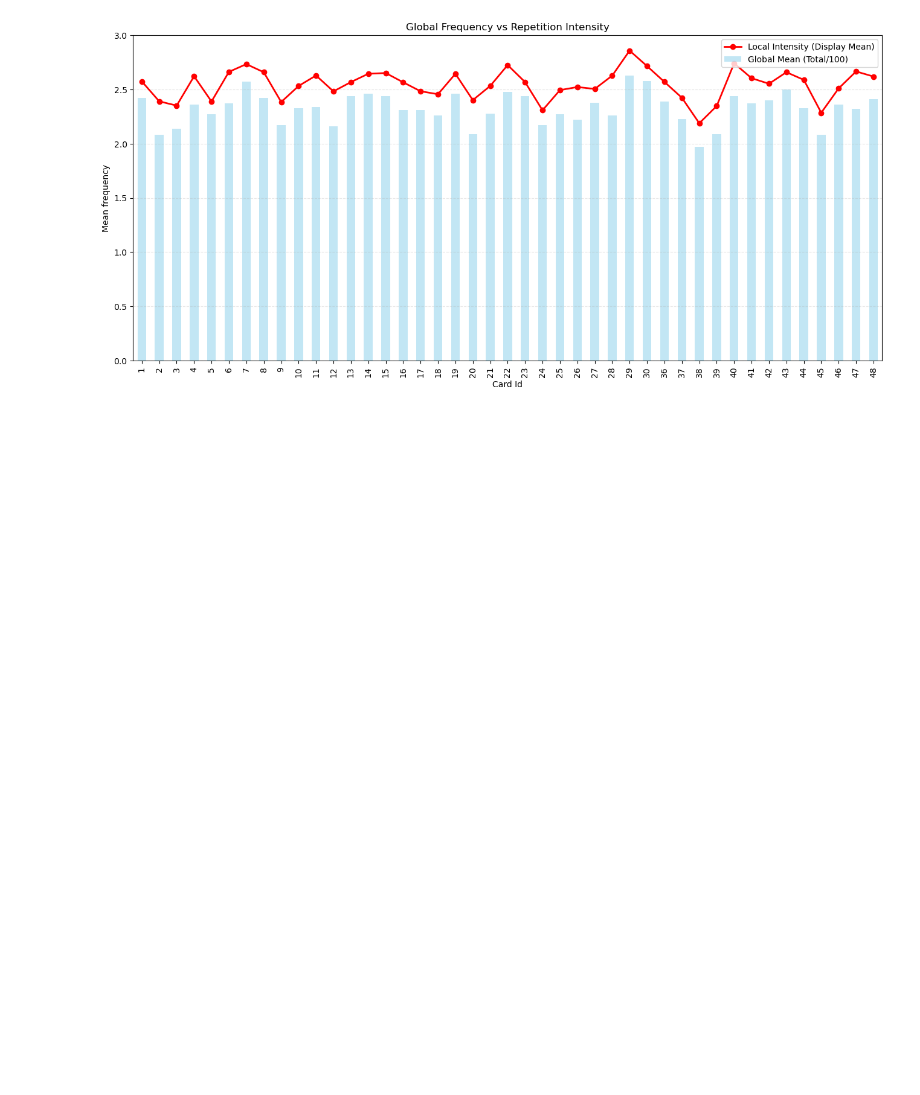
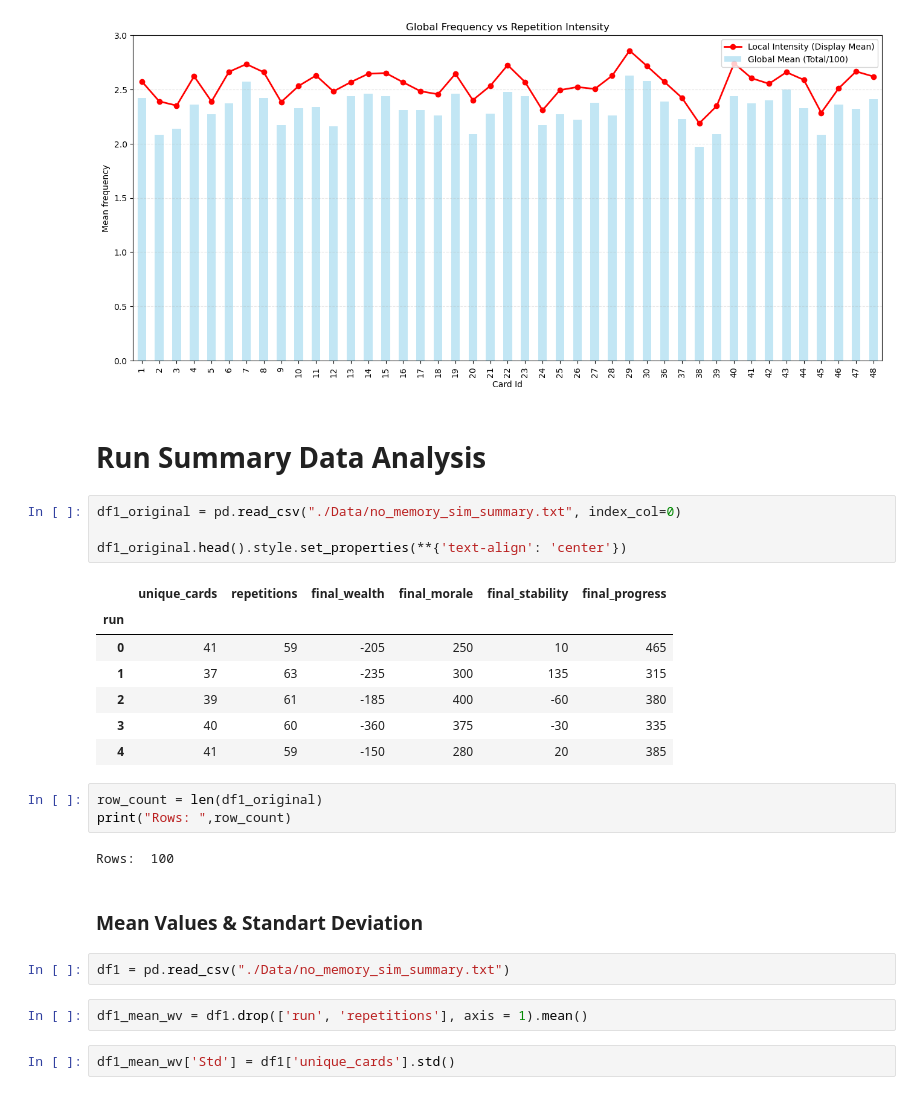
Before and after one commit to davidcurral/Procedural-Narrative-Prototype-Project, a Jupyter notebook: Narrative Data Analysis.ipynb, the cells around one changed output. Drawn from its saved outputs; the diff is of its cells as text; blank space fills up the shorter version.

```diff
--- a/Narrative Data Analysis.ipynb
+++ b/Narrative Data Analysis.ipynb
@@ -268,3 +270,30 @@ plt.grid(axis='y', linestyle='--', alpha=0.3)
 plt.show()
 # %% [output]
 [figure]
+# %% [markdown]
+# Run Summary Data Analysis
+# %%
+df1_original = pd.read_csv("./Data/no_memory_sim_summary.txt", index_col=0)
+
+df1_original.head().style.set_properties(**{'text-align': 'center'})
+# %% [output]
+|  | unique_cards | repetitions | final_wealth | final_morale | final_stability | final_progress |
+| run |  |  |  |  |  |  |
+| 0 | 41 | 59 | -205 | 250 | 10 | 465 |
+| 1 | 37 | 63 | -235 | 300 | 135 | 315 |
+| 2 | 39 | 61 | -185 | 400 | -60 | 380 |
+| 3 | 40 | 60 | -360 | 375 | -30 | 335 |
+| 4 | 41 | 59 | -150 | 280 | 20 | 385 |
+# %%
+row_count = len(df1_original)
+print("Rows: ",row_count)
+# %% [output]
+Rows:  100
+# %% [markdown]
+### Mean Values & Standart Deviation
+# %%
+df1 = pd.read_csv("./Data/no_memory_sim_summary.txt")
+# %%
+df1_mean_wv = df1.drop(['run', 'repetitions'], axis = 1).mean()
+# %%
+df1_mean_wv['Std'] = df1['unique_cards'].std()
```
Also changed, not shown: parts of 18 cells of this notebook, 1 other file.
